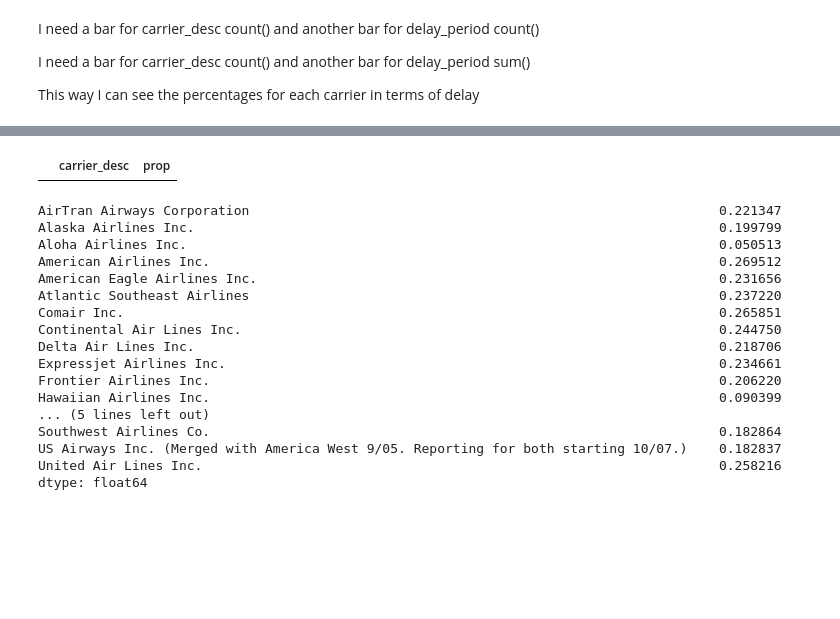
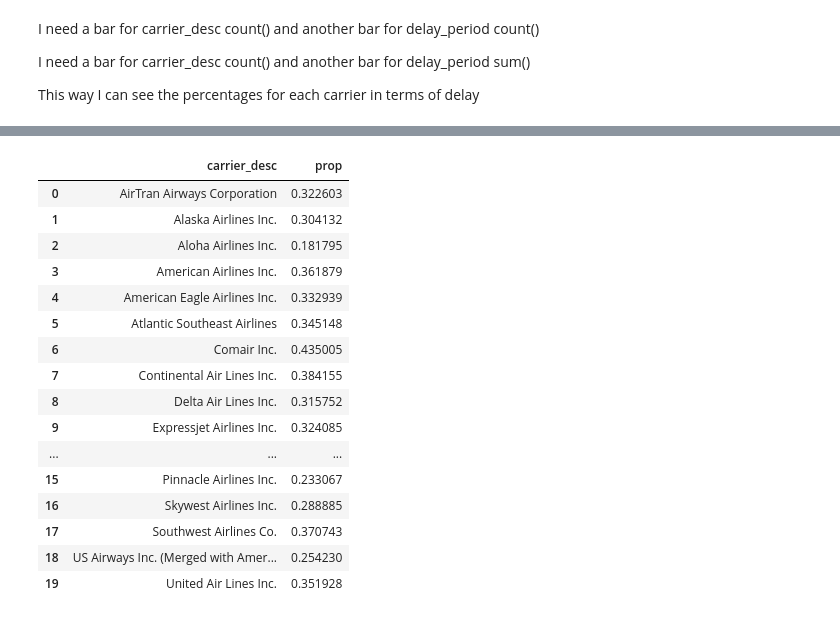
Before and after one commit to iRaied/UDACITY_Project_5.2_Flights, a Jupyter notebook: Flights.ipynb, the cells around one changed output, grey strips where cells are left out. Saved outputs shown, nothing was run; the diff lists cells and outputs as text; code cells hidden in the pictures; blank space fills up the shorter version.

```diff
--- a/Flights.ipynb
+++ b/Flights.ipynb
@@ -561 +564,10 @@ df_2008_clean['delay_period'] = (df_2008_clean.CarrierDelay + df_2008_clean.Weat
+# %%
+# Create a new dataframe called delay to store the dealy features
+
+delay = df_2008_clean[["carrier_desc", "origin_airport","ArrDelay" , "DepDelay", "CarrierDelay", "WeatherDelay",
+                       "NASDelay", "SecurityDelay", "LateAircraftDelay"]]
+# %%
+# Store only non null values
+
+delay = delay.query('ArrDelay >= 0 and DepDelay >= 0')
 # %%
@@ -578,8 +594,0 @@ df_2008_clean.head(10)
-# %%
-# Create a new dataframe called delay to store the dealy features
-
-delay = df_2008_clean[["carrier_desc", "origin_airport", "CarrierDelay", "WeatherDelay", "NASDelay", "SecurityDelay", "LateAircraftDelay", "delay_period"]]
-# %%
-# Store only non null values
-
-delay = delay.query('delay_period > 0')
@@ -666,29 +748,26 @@ This way I can see the percentages for each carrier in terms of delay
 # %%
-# Create a new dataframe called delay_prop to store the proportion of delay per carrier
+# Create a new dataframe called delay_prop to store the proportion of delay (ArrDelay or DepDelay) per carrier
 
-delay_prop = pd.DataFrame(columns=['carrier_desc', 'prop'])
+d = {'prop': delay.groupby(['carrier_desc']).DepDelay.count() / df_2008_clean.carrier_desc.value_counts()}
+delay_prop = pd.DataFrame(data=d)
+delay_prop.reset_index(level=0, inplace=True)
+delay_prop.rename(columns = {'index': 'carrier_desc'}, inplace=True)
 delay_prop
 # %% [output]
 |  | carrier_desc | prop |
+| 0 | AirTran Airways Corporation | 0.322603 |
+| 1 | Alaska Airlines Inc. | 0.304132 |
+| 2 | Aloha Airlines Inc. | 0.181795 |
+| 3 | American Airlines Inc. | 0.361879 |
+| 4 | American Eagle Airlines Inc. | 0.332939 |
+| 5 | Atlantic Southeast Airlines | 0.345148 |
+| 6 | Comair Inc. | 0.435005 |
+| 7 | Continental Air Lines Inc. | 0.384155 |
+| 8 | Delta Air Lines Inc. | 0.315752 |
+| 9 | Expressjet Airlines Inc. | 0.324085 |
+| ... | ... | ... |
+| 15 | Pinnacle Airlines Inc. | 0.233067 |
+| 16 | Skywest Airlines Inc. | 0.288885 |
+| 17 | Southwest Airlines Co. | 0.370743 |
+| 18 | US Airways Inc. (Merged with Amer... | 0.254230 |
+| 19 | United Air Lines Inc. | 0.351928 |
-# %%
-# Show The proportion of number of times for delay depending on the number of flights for 2008
-
-df_2008_clean.groupby(['carrier_desc']).delay_period.count() / df_2008_clean.carrier_desc.value_counts()
-# %% [output]
-AirTran Airways Corporation                                                            0.221347
-Alaska Airlines Inc.                                                                   0.199799
-Aloha Airlines Inc.                                                                    0.050513
-American Airlines Inc.                                                                 0.269512
-American Eagle Airlines Inc.                                                           0.231656
-Atlantic Southeast Airlines                                                            0.237220
-Comair Inc.                                                                            0.265851
-Continental Air Lines Inc.                                                             0.244750
-Delta Air Lines Inc.                                                                   0.218706
-Expressjet Airlines Inc.                                                               0.234661
-Frontier Airlines Inc.                                                                 0.206220
-Hawaiian Airlines Inc.                                                                 0.090399
-... (5 lines left out)
-Southwest Airlines Co.                                                                 0.182864
-US Airways Inc. (Merged with America West 9/05. Reporting for both starting 10/07.)    0.182837
-United Air Lines Inc.                                                                  0.258216
-dtype: float64
```
Also changed, not shown: parts of 28 cells of this notebook.
